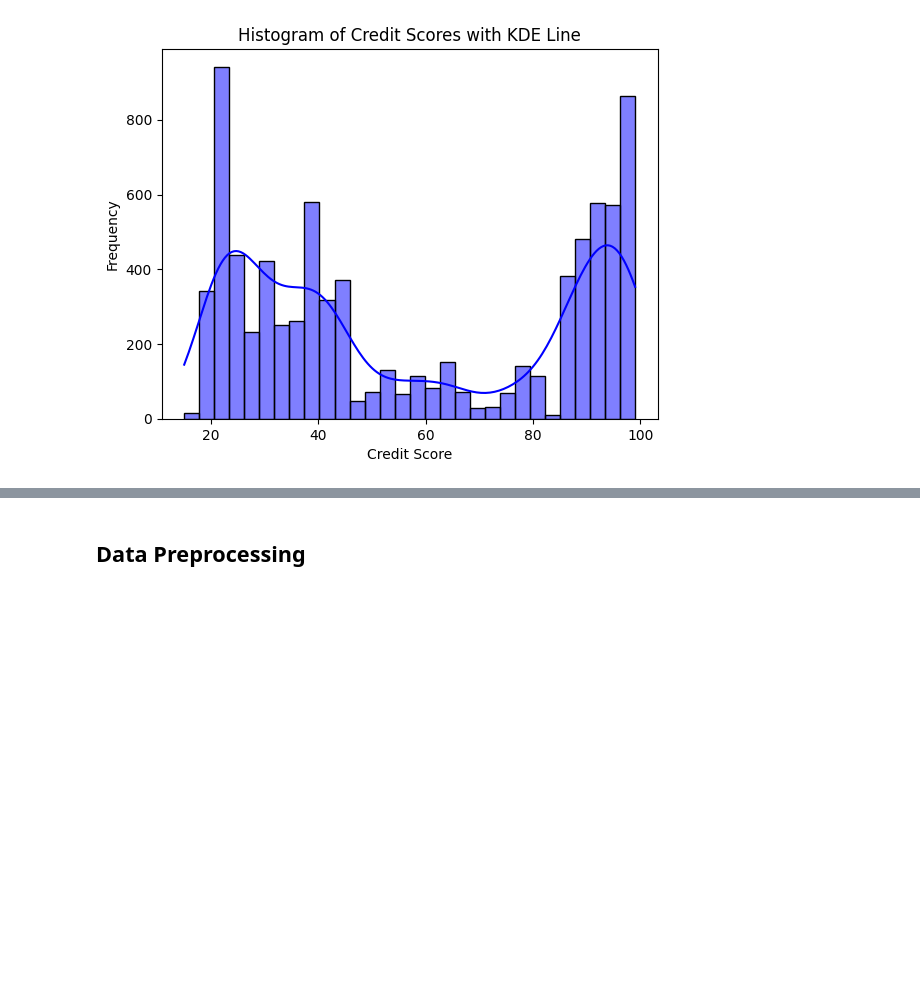
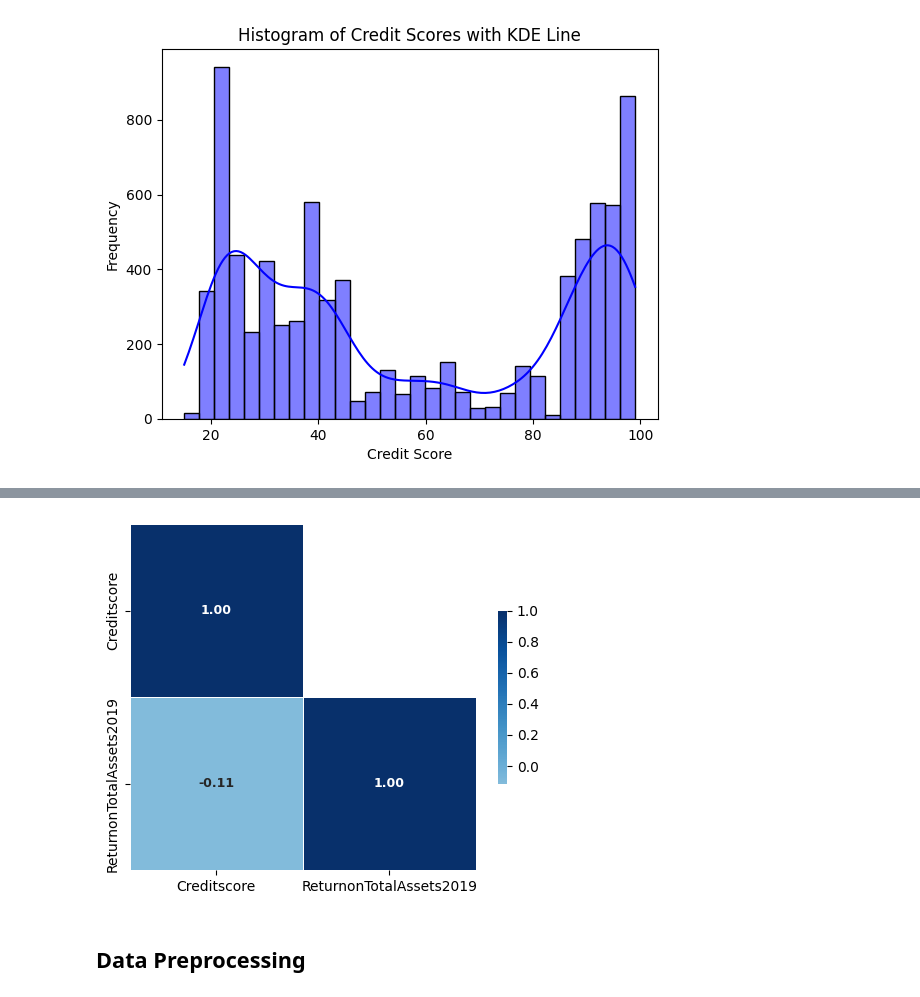
Before and after one commit to ROB-MRS/AI---ML-Coursework-II, a Jupyter notebook: Model.ipynb, the cells around one changed output, grey strips where cells are left out. Cells and saved outputs as stored; diff of their text form; code cells hidden in the pictures; blank space fills up the shorter version.

```diff
--- a/Model.ipynb
+++ b/Model.ipynb
@@ -95,3 +95,28 @@ plt.show()
+# %%
+## CORRELATION MATRIX
+
+corr_matrix = DATA[['Creditscore', 'ReturnonTotalAssets2019']].corr()
+
+# Create a mask to hide the upper triangle of the correlation matrix, including the diagonal
+mask = np.triu(np.ones_like(corr_matrix, dtype=bool))
+
+# Modify the mask to keep the diagonal
+mask[np.diag_indices_from(mask)] = False
+
+# Set up the matplotlib figure
+plt.figure(figsize=(5, 4))
+
+# Draw the heatmap with the mask and custom colormap
+sns.heatmap(corr_matrix, cmap='Blues',
+            mask=mask, center=0,
+            square=True, linewidths=.5, cbar_kws={"shrink": .5}, annot=True, fmt=".2f",
+            annot_kws={"size": 9, "weight": "bold"})
+
+# Adjust the plot as needed
+plt.tight_layout()
+plt.show()
+# %% [output]
+[figure, added]
 # %% [markdown]
 ## Data Preprocessing
 # %%
```
Also changed, not shown: parts of 1 cell of this notebook.
